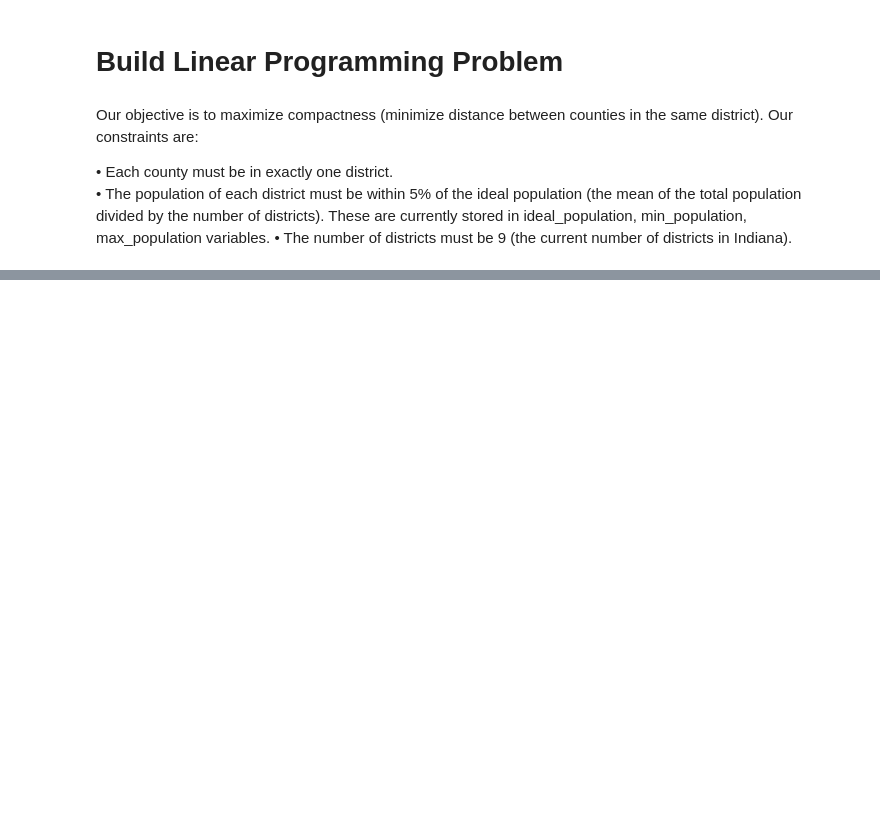
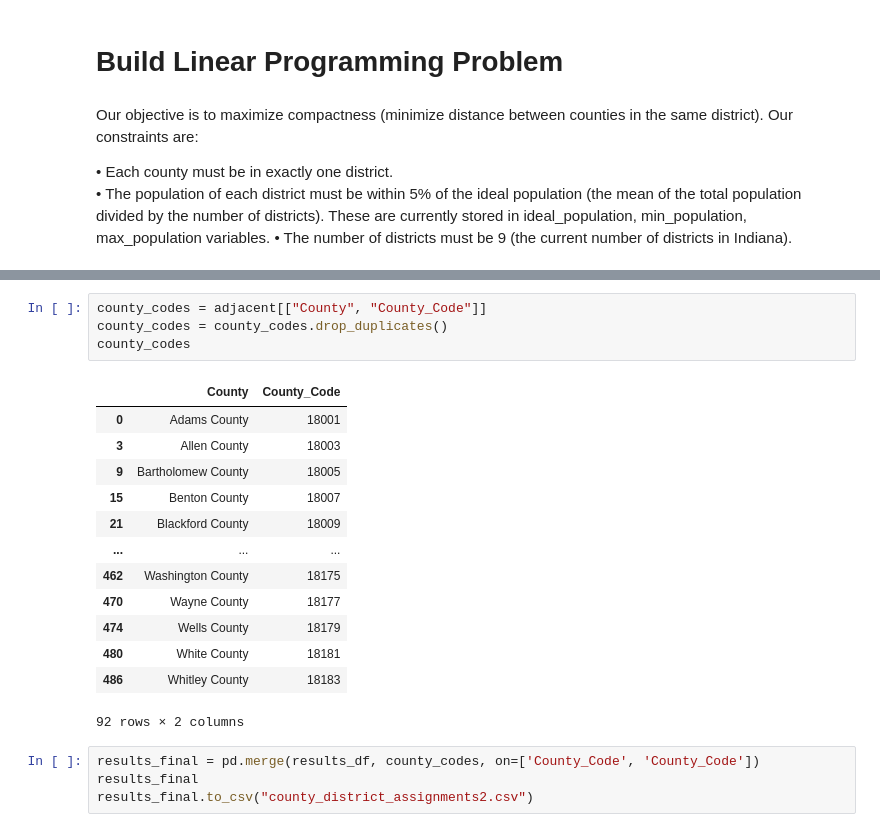
Before and after one commit to MillerMedia/Assignment3_AlgorithmicRedistricting_MSDS460, a Jupyter notebook: Assignment3.ipynb, the cells around one changed output, grey strips where cells are left out. Cells and saved outputs as stored; diff of their text form; blank space fills up the shorter version.

```diff
--- a/Assignment3.ipynb
+++ b/Assignment3.ipynb
@@ -313,0 +335,22 @@ Problem MODEL has 110 rows, 828 columns and 2484 elements
+# %%
+county_codes = adjacent[["County", "County_Code"]]
+county_codes = county_codes.drop_duplicates()
+county_codes
+# %% [output]
+|  | County | County_Code |
+| 0 | Adams County | 18001 |
+| 3 | Allen County | 18003 |
+| 9 | Bartholomew County | 18005 |
+| 15 | Benton County | 18007 |
+| 21 | Blackford County | 18009 |
+| ... | ... | ... |
+| 462 | Washington County | 18175 |
+| 470 | Wayne County | 18177 |
+| 474 | Wells County | 18179 |
+| 480 | White County | 18181 |
+| 486 | Whitley County | 18183 |
+92 rows × 2 columns
+# %%
+results_final = pd.merge(results_df, county_codes, on=['County_Code', 'County_Code'])
+results_final
+results_final.to_csv("county_district_assignments2.csv")
```
Also changed, not shown: parts of 2 cells of this notebook.
